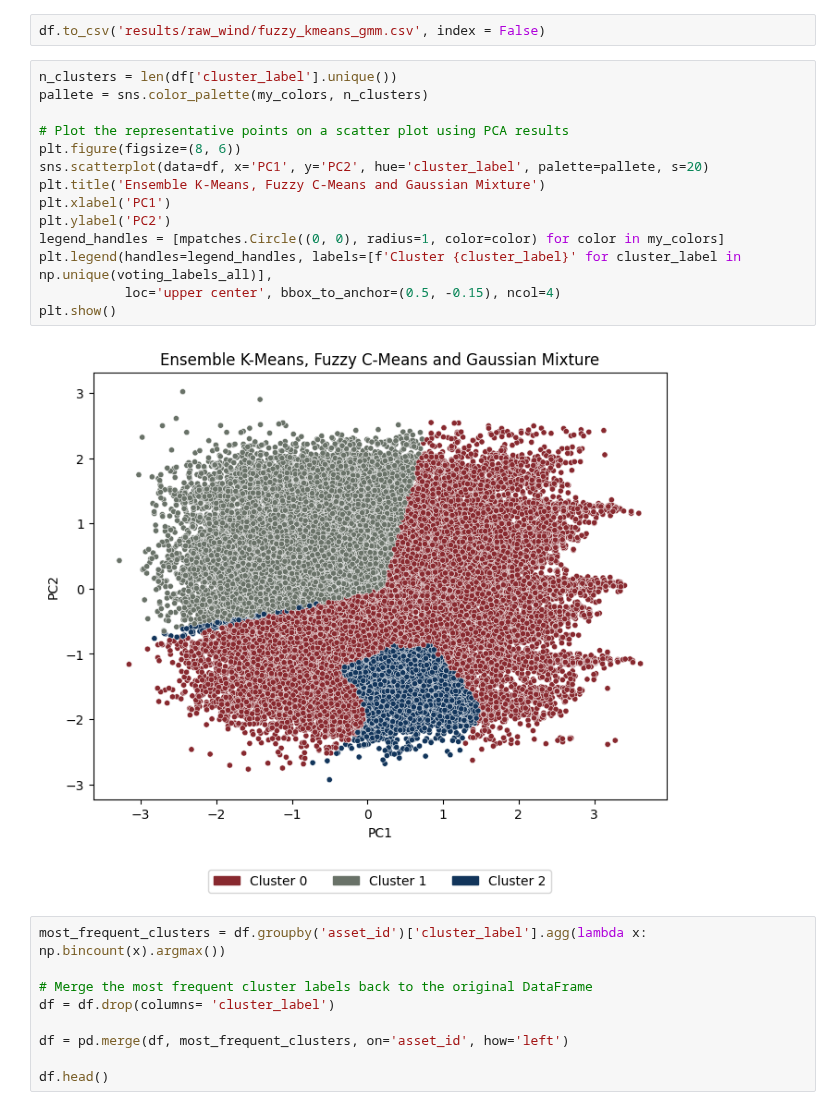
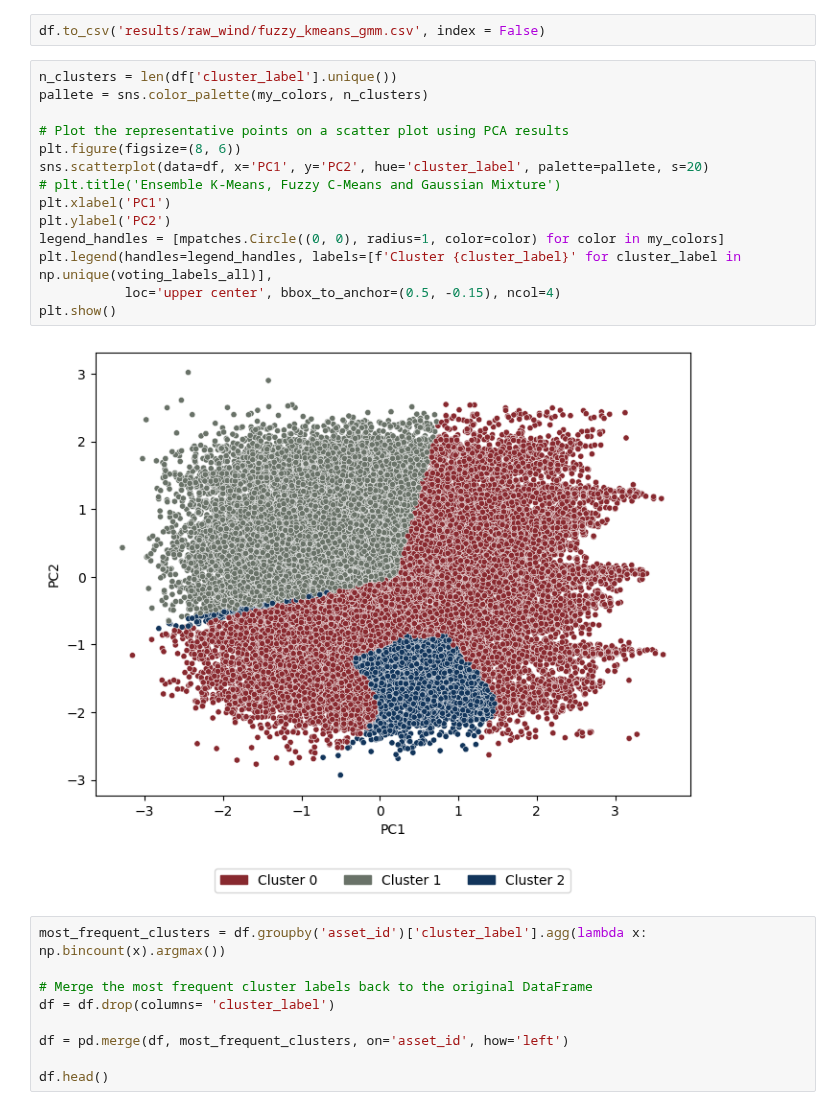
Before and after one commit to sarabreu/thesis_dev, a Jupyter notebook: 4_ensemble_models/raw_wind.ipynb, the cells around one changed output. Cells and saved outputs as stored; diff of their text form.

```diff
--- a/4_ensemble_models/raw_wind.ipynb
+++ b/4_ensemble_models/raw_wind.ipynb
@@ -515,19 +515,19 @@ df.to_csv('results/raw_wind/fuzzy_kmeans_gmm.csv', index = False)
 # %%
 n_clusters = len(df['cluster_label'].unique())
 pallete = sns.color_palette(my_colors, n_clusters)
 
 # Plot the representative points on a scatter plot using PCA results
 plt.figure(figsize=(8, 6))
 sns.scatterplot(data=df, x='PC1', y='PC2', hue='cluster_label', palette=pallete, s=20)
-plt.title('Ensemble K-Means, Fuzzy C-Means and Gaussian Mixture')
+# plt.title('Ensemble K-Means, Fuzzy C-Means and Gaussian Mixture')
 plt.xlabel('PC1')
 plt.ylabel('PC2')
 legend_handles = [mpatches.Circle((0, 0), radius=1, color=color) for color in my_colors]
 plt.legend(handles=legend_handles, labels=[f'Cluster {cluster_label}' for cluster_label in np.unique(voting_labels_all)],
            loc='upper center', bbox_to_anchor=(0.5, -0.15), ncol=4)
 plt.show()
 # %% [output]
-[figure, old version]
+[figure, new version]
 # %%
 most_frequent_clusters = df.groupby('asset_id')['cluster_label'].agg(lambda x: np.bincount(x).argmax())
 
```
Also changed, not shown: parts of 3 cells of this notebook, 3 other files.
